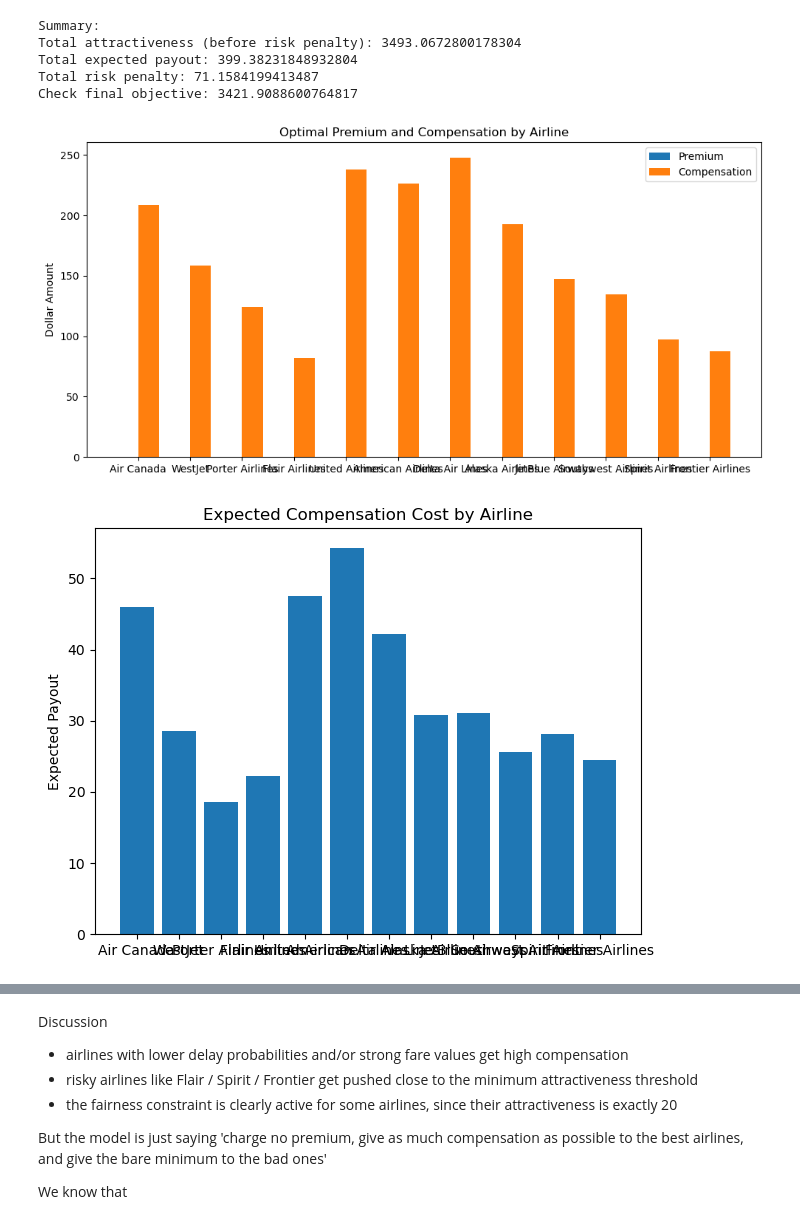
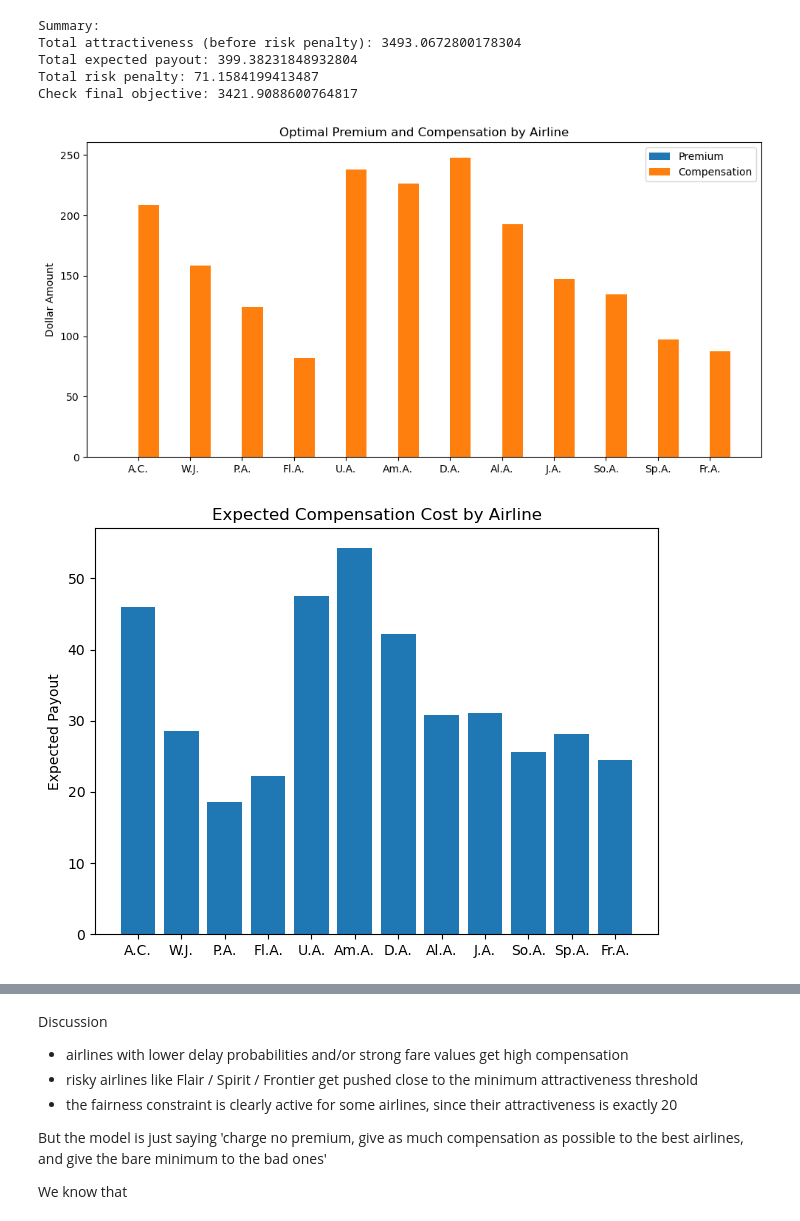
Before and after one commit to ffb-027/MATH_441_project_3, a Jupyter notebook: v1_report.ipynb, the cells around one changed output, grey strips where cells are left out. Cells and saved outputs as stored; diff of their text form; code cells hidden in the pictures.

```diff
--- a/v1_report.ipynb
+++ b/v1_report.ipynb
@@ -89,6 +89,8 @@ B = 450.0
 # Risk aversion parameter
 lam = 0.001
 delta = 2
+
+airlines_short = ['A.C.', 'W.J.', 'P.A.', 'Fl.A.', 'U.A.', 'Am.A.', 'D.A.', 'Al.A.', 'J.A.', 'So.A.', 'Sp.A.', 'Fr.A.']
 # %%
 # Decision variables
 x = cp.Variable(nA)   # premium fraction
@@ -276,23 +278,23 @@ plt.figure(figsize=(10, 5))
 plt.bar(x_pos - 0.2, premium_amount, width=0.4, label="Premium")
 plt.bar(x_pos + 0.2, comp_amount, width=0.4, label="Compensation")
 
-plt.xticks(x_pos, airlines)
+plt.xticks(x_pos, airlines_short)
 plt.ylabel("Dollar Amount")
 plt.title("Optimal Premium and Compensation by Airline")
 plt.legend()
 plt.tight_layout()
 plt.show()
 # %% [output]
-[figure, old version]
+[figure, new version]
 # %%
 # Plot expected payout
-plt.bar(airlines, expected_payout)
+plt.bar(airlines_short, expected_payout)
 
 plt.ylabel("Expected Payout")
 plt.title("Expected Compensation Cost by Airline")
 plt.tight_layout()
 plt.show()
 # %% [output]
-[figure, old version]
+[figure, new version]
 # %%
 # Plot attractiveness
```
Also changed, not shown: parts of 10 cells of this notebook.
